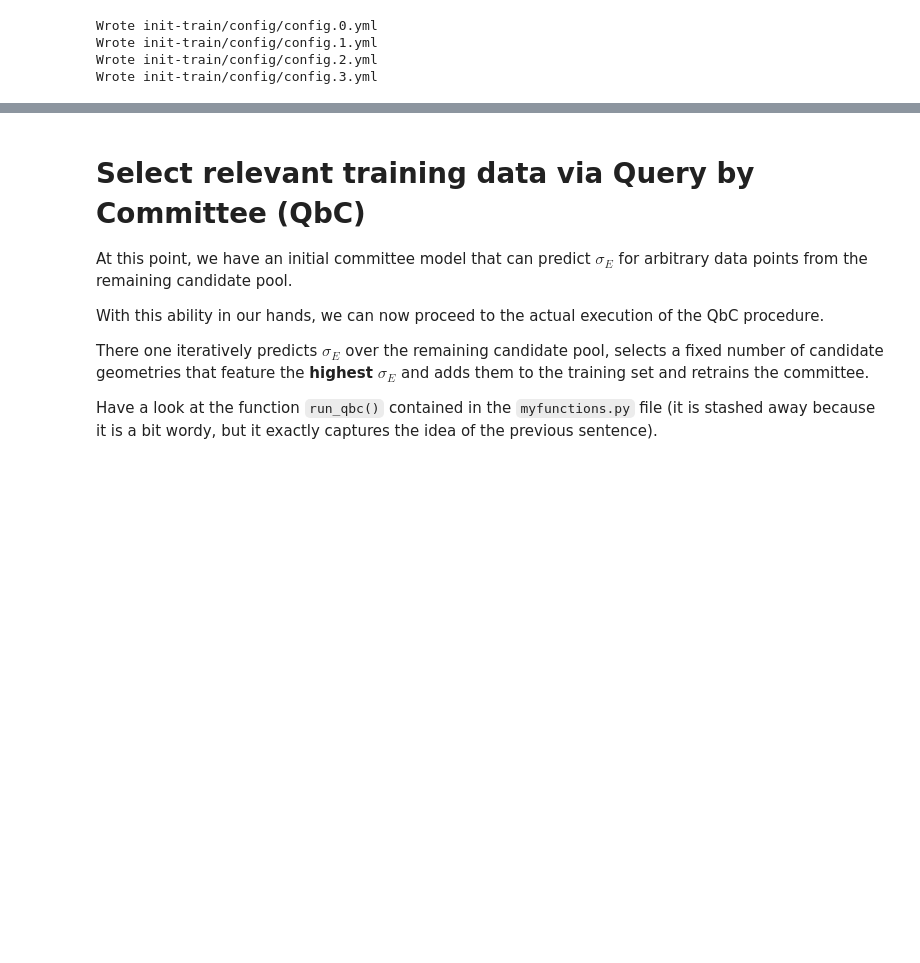
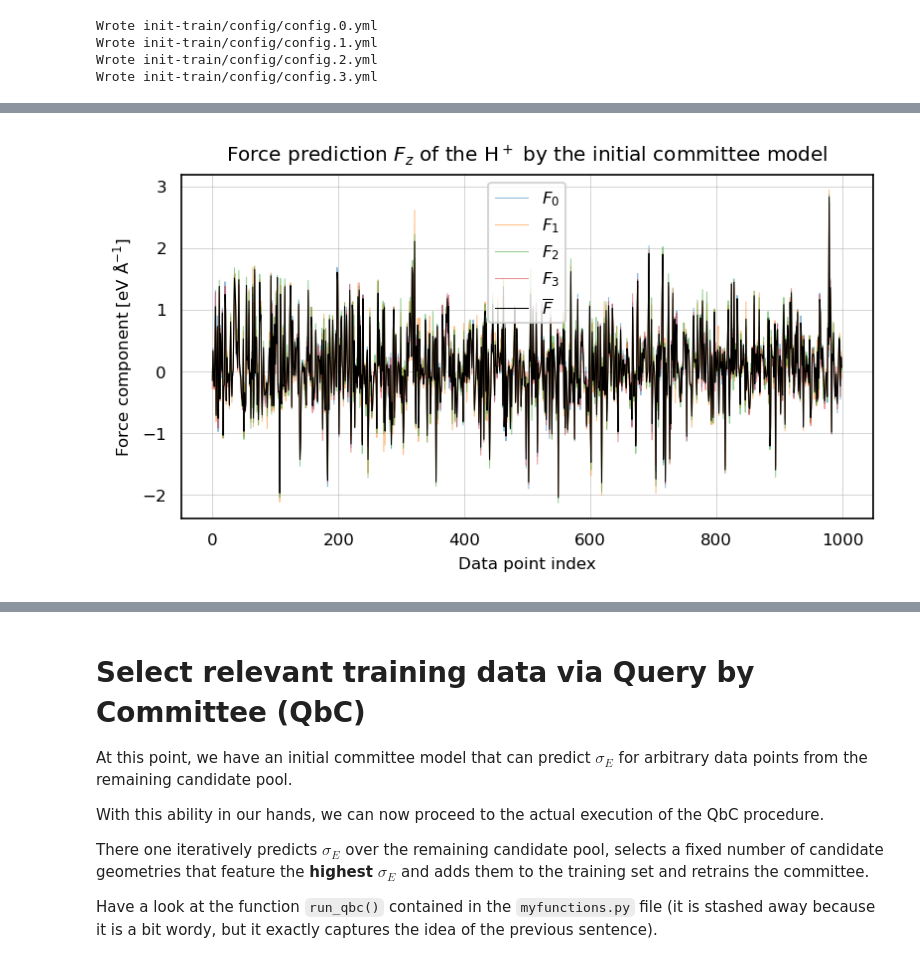
Before and after one commit to sabia-group/AL-tutorial, a Jupyter notebook: notebooks/tutorial.ipynb, the cells around one changed output, grey strips where cells are left out. Cells and saved outputs as stored; diff of their text form; code cells hidden in the pictures; blank space fills up the shorter version.

```diff
--- a/notebooks/tutorial.ipynb
+++ b/notebooks/tutorial.ipynb
@@ -256,2 +286,14 @@ plt.show()
+# %%
+plt.figure(figsize=(6, 3))
+for n, f in enumerate(forces):
+    plt.plot(f[:, -1, -1], label=rf'$F_{n:d}$', alpha=0.5,linewidth=0.5)
+plt.plot(avg_forces[:, -1, -1], label=r'$\overline{F}$', color='k',linewidth=0.5)
+plt.legend()
+plt.xlabel('Data point index')
+plt.ylabel(r'Force component [eV $\mathrm{\AA}^{-1}$]')
+plt.title('Force prediction $F_z$ of the H$^+$ by the initial committee model')
+plt.show()
+# %% [output]
+[figure, added]
 # %%
 plt.figure(figsize=(6, 3))
```
Also changed, not shown: parts of 14 cells of this notebook, 1 other file.
